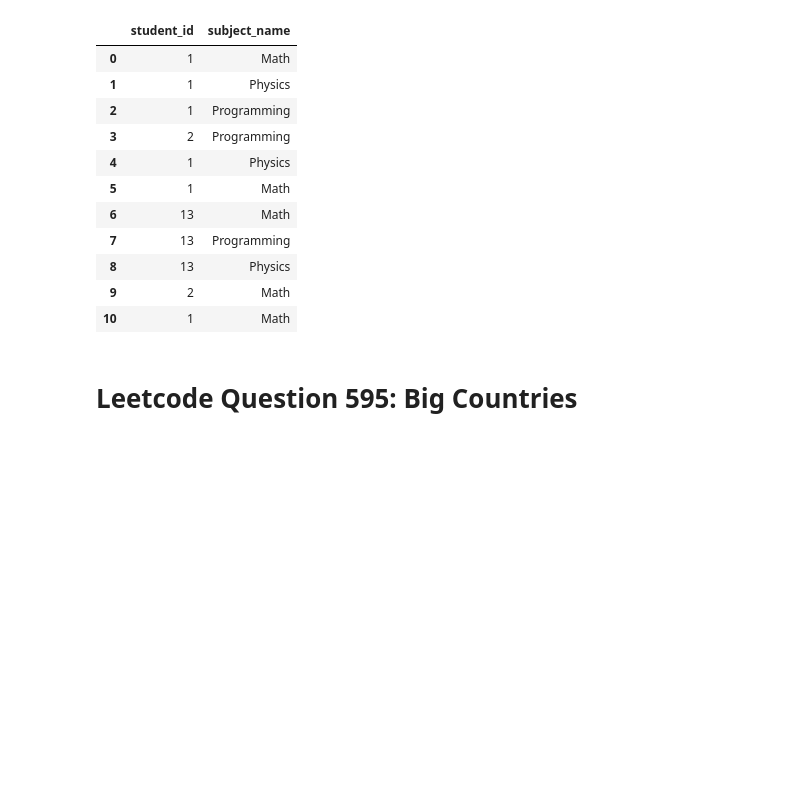
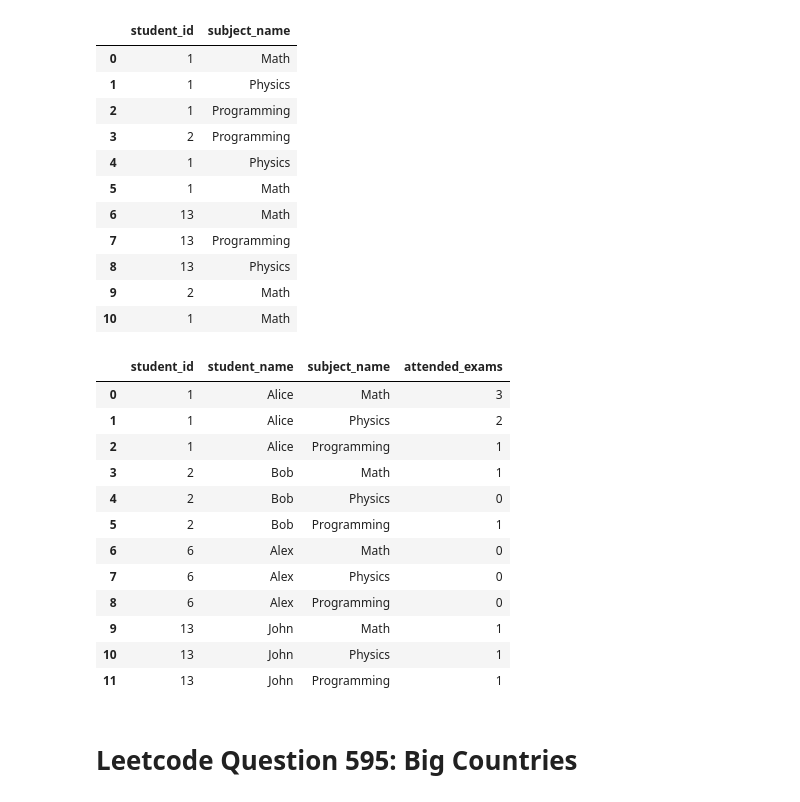
Before and after one commit to DanialArab/SQL, a Jupyter notebook: Leetcode_Database_Questions.ipynb, the cells around one changed output. Cells and saved outputs as stored; diff of their text form; code cells hidden in the pictures; blank space fills up the shorter version.

```diff
--- a/Leetcode_Database_Questions.ipynb
+++ b/Leetcode_Database_Questions.ipynb
@@ -1927,6 +1927,35 @@ FROM Examinations
 | 8 | 13 | Physics |
 | 9 | 2 | Math |
 | 10 | 1 | Math |
+# %%
+pd.read_sql("""
+SELECT
+    st.student_id,
+    st.student_name,
+    su.subject_name,
+    COUNT(e.subject_name) AS attended_exams
+FROM Students st
+JOIN Subjects su
+LEFT JOIN Examinations e
+    ON st.student_id = e.student_id AND
+       su.subject_name = e.subject_name
+GROUP BY st.student_id, st.student_name, su.subject_name
+ORDER BY student_id, student_name
+""", con)
+# %% [output]
+|  | student_id | student_name | subject_name | attended_exams |
+| 0 | 1 | Alice | Math | 3 |
+| 1 | 1 | Alice | Physics | 2 |
+| 2 | 1 | Alice | Programming | 1 |
+| 3 | 2 | Bob | Math | 1 |
+| 4 | 2 | Bob | Physics | 0 |
+| 5 | 2 | Bob | Programming | 1 |
+| 6 | 6 | Alex | Math | 0 |
+| 7 | 6 | Alex | Physics | 0 |
+| 8 | 6 | Alex | Programming | 0 |
+| 9 | 13 | John | Math | 1 |
+| 10 | 13 | John | Physics | 1 |
+| 11 | 13 | John | Programming | 1 |
 # %% [markdown]
 # Leetcode Question 595: Big Countries
 # %%
```
Also changed, not shown: parts of 10 cells of this notebook.
